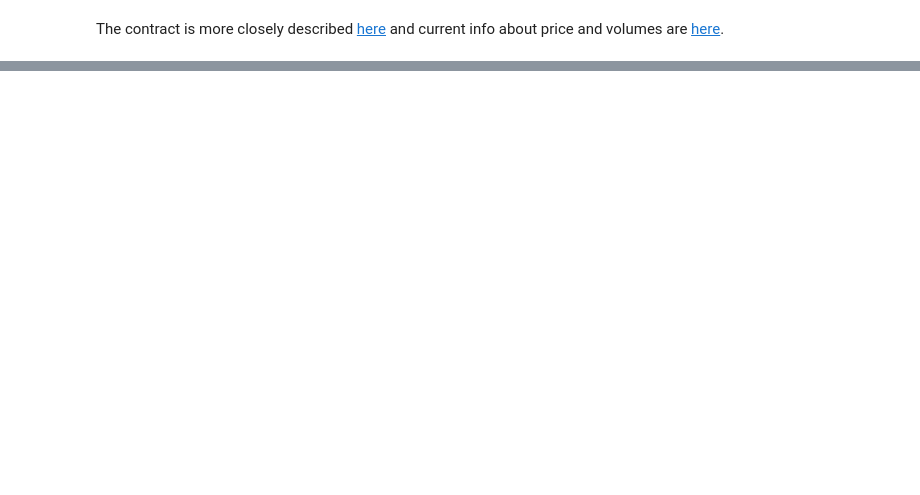
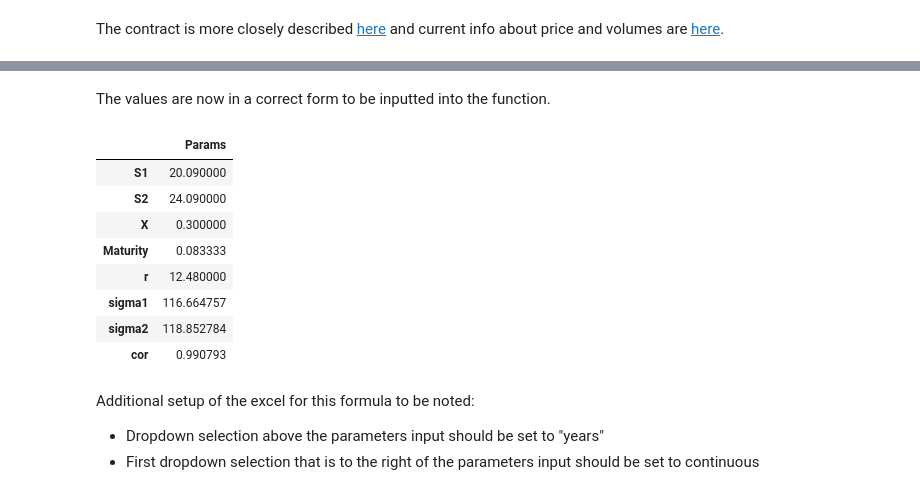
Before and after one commit to sedlakp/exotic-options-simulations, a Jupyter notebook: calendar-spread.ipynb, the cells around one changed output, grey strips where cells are left out. Cells and saved outputs as stored; diff of their text form; code cells hidden in the pictures; blank space fills up the shorter version.

```diff
--- a/calendar-spread.ipynb
+++ b/calendar-spread.ipynb
@@ -269,0 +294,27 @@ plt.show()
+# %%
+# the daily standard deviations have to be tranfromed into yearly volatilities
+# (std multiplied by square root of 252, which is generally accepted average number of
+# business days in a year and finally multply by 100 to get percentage)
+params.loc["sigma1"] = params.loc["sigma1"] * np.sqrt(252) * 100
+params.loc["sigma2"] = params.loc["sigma2"] * np.sqrt(252) * 100
+# %%
+# risk free rate is supposed to be in % as well
+params.loc["r"] = params.loc["r"] * 100
+# %% [markdown]
+The values are now in a correct form to be inputted into the function.
+# %%
+params
+# %% [output]
+|  | Params |
+| S1 | 20.090000 |
+| S2 | 24.090000 |
+| X | 0.300000 |
+| Maturity | 0.083333 |
+| r | 12.480000 |
+| sigma1 | 116.664757 |
+| sigma2 | 118.852784 |
+| cor | 0.990793 |
+# %% [markdown]
+Additional setup of the excel for this formula to be noted:
+ * Dropdown selection above the parameters input should be set to "years"
+ * First dropdown selection that is to the right of the parameters input should be set to continuous
```
Also changed, not shown: parts of 7 cells of this notebook.
